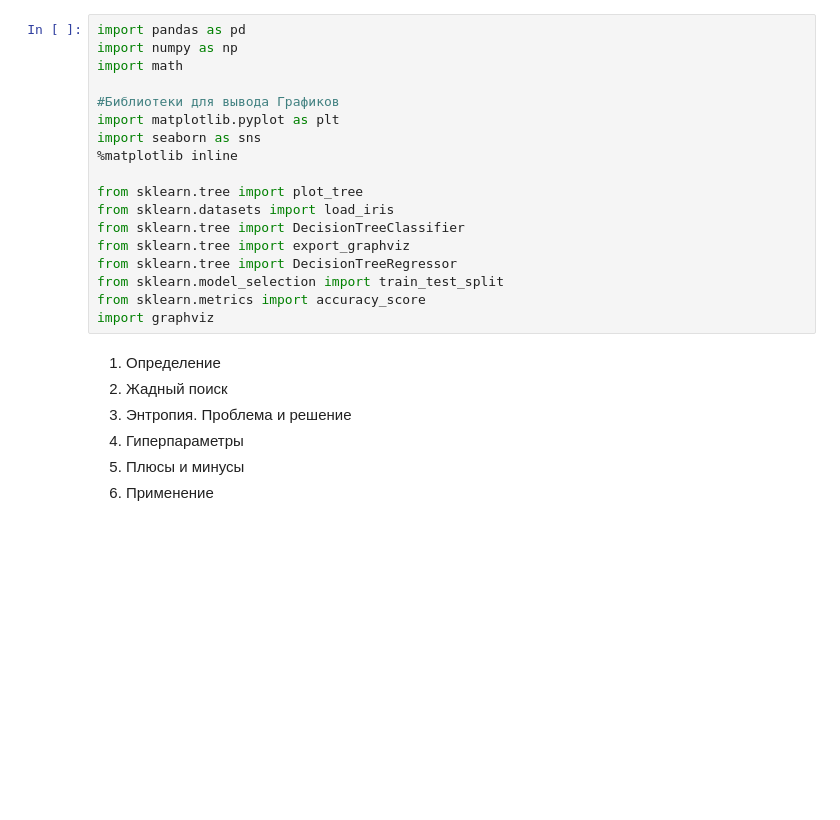
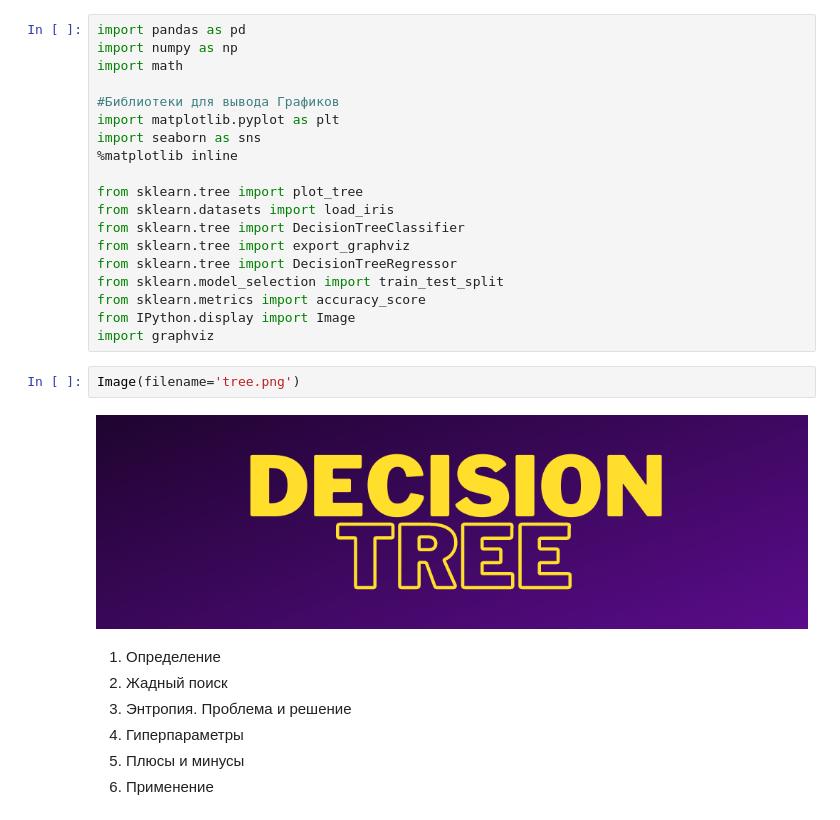
Before and after one commit to mynameis-nikita/train_projects, a Jupyter notebook: decision_tree.ipynb, the cells around one changed output. Cells and saved outputs as stored; diff of their text form; blank space fills up the shorter version.

Commit message:
Decision_tree_fin

```diff
--- a/decision_tree.ipynb
+++ b/decision_tree.ipynb
@@ -17,7 +17,12 @@ from sklearn.tree import export_graphviz
 from sklearn.tree import DecisionTreeRegressor
 from sklearn.model_selection import train_test_split
 from sklearn.metrics import accuracy_score
+from IPython.display import Image
 import graphviz
+# %%
+Image(filename='tree.png')
+# %% [output]
+[figure, added]
 # %% [markdown]
 1. Определение
 2. Жадный поиск
```
Also changed, not shown: 2 other files.
